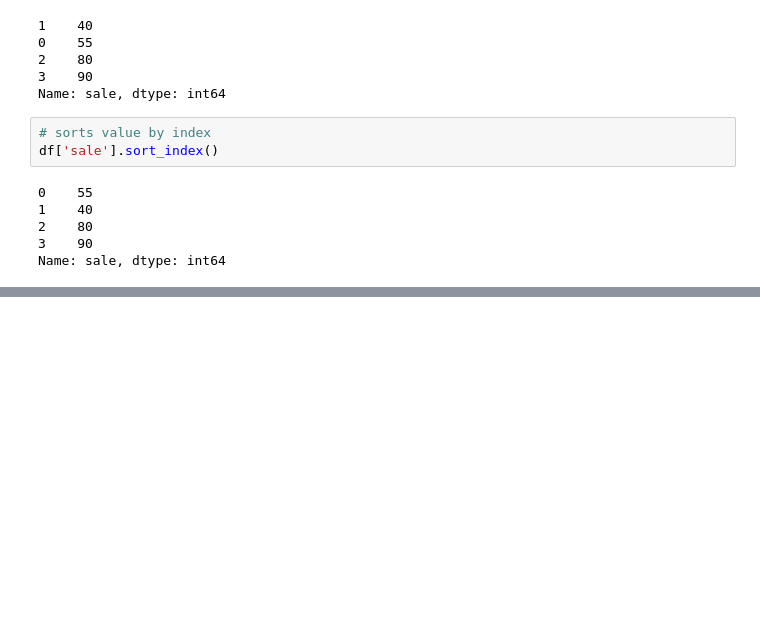
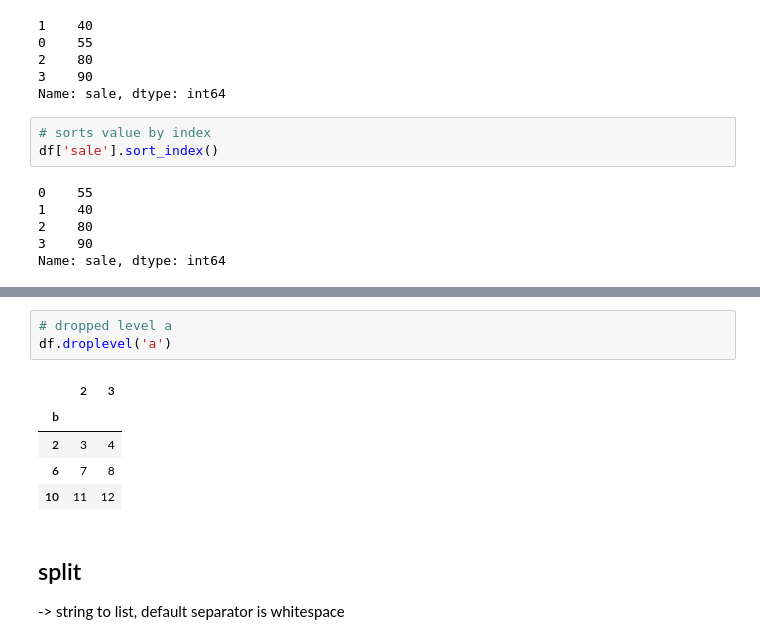
Before and after one commit to shreya1110-dev/ml, a Jupyter notebook: code.ipynb, the cells around one changed output, grey strips where cells are left out. Drawn from its saved outputs; the diff is of its cells as text; blank space fills up the shorter version.

```diff
--- a/code.ipynb
+++ b/code.ipynb
@@ -2371,0 +2427,12 @@ Name: sale, dtype: int64
+# %%
+# dropped level a
+df.droplevel('a')
+# %% [output]
+|  | 2 | 3 |
+| b |  |  |
+| 2 | 3 | 4 |
+| 6 | 7 | 8 |
+| 10 | 11 | 12 |
+# %% [markdown]
+## split
+-> string to list, default separator is whitespace
```
Also changed, not shown: parts of 23 cells of this notebook.
